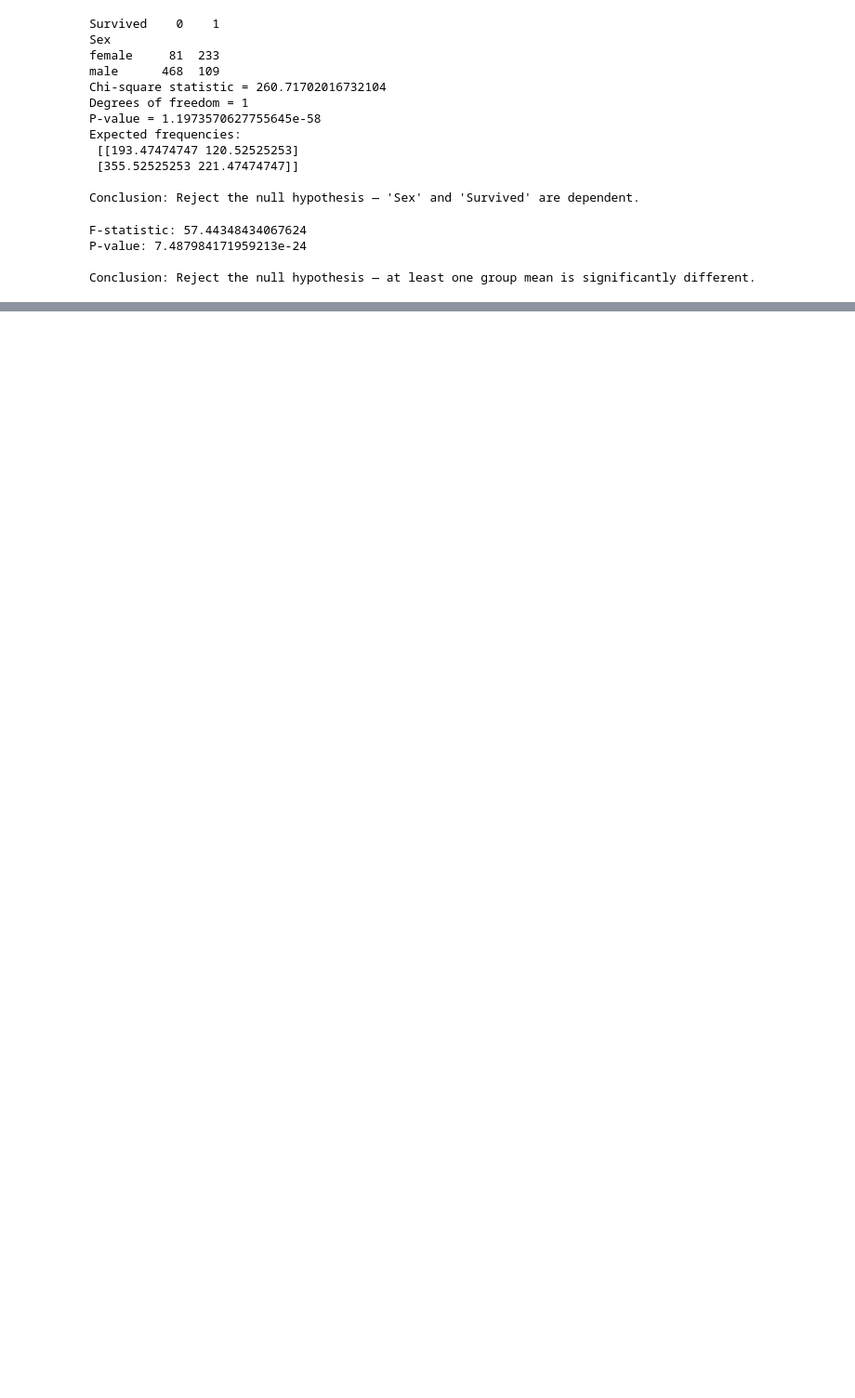
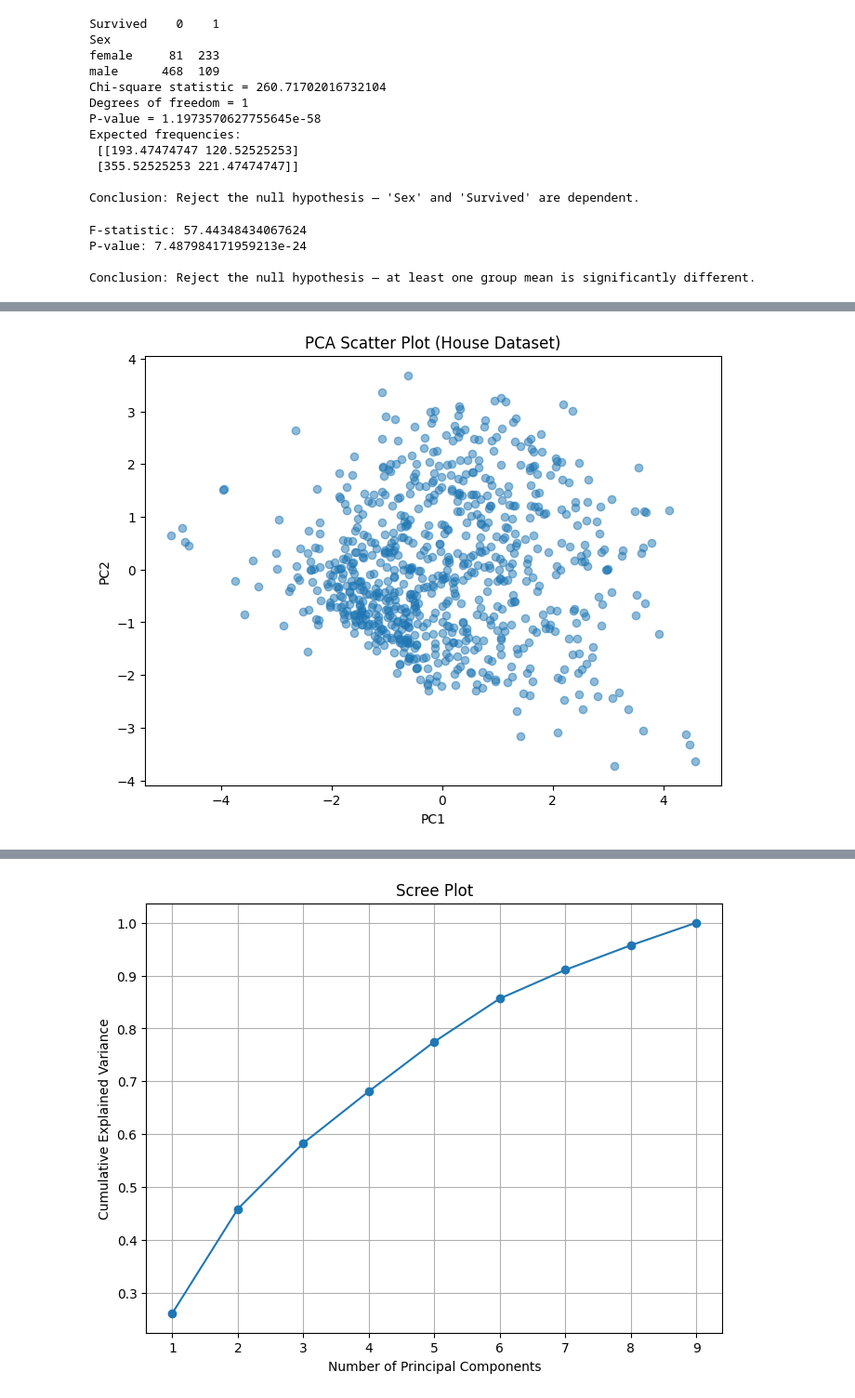
Before and after one commit to SaiKoushik1825/Machine-Learning, a Jupyter notebook: MLlab.ipynb, the cells around one changed output, grey strips where cells are left out. Shown: that part at 93% size. Saved outputs shown, nothing was run; the diff lists cells and outputs as text; code cells hidden in the pictures; blank space fills up the shorter version.

```diff
--- a/MLlab.ipynb
+++ b/MLlab.ipynb
@@ -543,0 +726,3 @@ Conclusion: Reject the null hypothesis — at least one group mean is significan
+# %%
+X = df5.drop(columns=['SalePrice'])  # features
+y = df5['SalePrice']                 # target
@@ -543,0 +816,6 @@ Conclusion: Reject the null hypothesis — at least one group mean is significan
+# %%
+y_class = pd.qcut(y, q=4, labels=False)
+
+from sklearn.feature_selection import chi2
+chi_scores, p_values = chi2(X, y_class)
+print("Chi-Square Scores:\n", pd.Series(chi_scores, index=X.columns).sort_values(ascending=False))
@@ -543,0 +836,7 @@ Conclusion: Reject the null hypothesis — at least one group mean is significan
+# %%
+from sklearn.feature_selection import SelectKBest, f_regression
+
+selector = SelectKBest(score_func=f_regression, k=10)
+selector.fit(X, y)
+selected_features = X.columns[selector.get_support()]
+print("Top 10 features (ANOVA Regression):", selected_features.tolist())
@@ -543,0 +1200,4 @@ Conclusion: Reject the null hypothesis — at least one group mean is significan
+# %%
+from google.colab import drive
+df=pd.read_csv('diabetes.csv')
+print(df.sample(3))
@@ -543,0 +1274,53 @@ Conclusion: Reject the null hypothesis — at least one group mean is significan
+# %%
+import pandas as pd
+import numpy as np
+import matplotlib.pyplot as plt
+from sklearn.preprocessing import StandardScaler
+from sklearn.decomposition import PCA
+
+X = df.select_dtypes(include=[np.number]).dropna(axis=1)
+
+#(a) Standardize the variables
+scaler = StandardScaler()
+X_scaled = scaler.fit_transform(X)
+
+#(b) Apply PCA
+pca = PCA()
+X_pca = pca.fit_transform(X_scaled)
+
+# Scatter plot using first two principal components
+plt.figure(figsize=(8,6))
+plt.scatter(X_pca[:,0], X_pca[:,1], alpha=0.5)
+plt.xlabel("PC1")
+plt.ylabel("PC2")
+plt.title("PCA Scatter Plot (House Dataset)")
+plt.show()
+
+#(c) Variables most important for PC1 and PC2
+loadings = pd.DataFrame(pca.components_.T, columns=[f'PC{i+1}' for i in range(len(X.columns))], index=X.columns)
+print("Top variables for PC1:")
+print(loadings['PC1'].abs().sort_values(ascending=False).head())
+
+print("Top variables for PC2:")
+print(loadings['PC2'].abs().sort_values(ascending=False).head())
+
+#(d) Percentage of variance explained by PC1 & PC2
+explained_var = pca.explained_variance_ratio_
+print("Variance explained by PC1:", explained_var[0])
+print("Variance explained by PC2:", explained_var[1])
+print("Total variance (PC1+PC2):", explained_var[0] + explained_var[1])
+
+#(e) Number of PCs to explain >80% variance
+cumulative_var = np.cumsum(explained_var)
+n_pcs = np.argmax(cumulative_var >= 0.80) + 1
+print("Number of PCs explaining >80% variance:", n_pcs)
+
+plt.figure(figsize=(8,6))
+plt.plot(range(1, len(explained_var)+1), cumulative_var, marker='o')
+plt.xlabel("Number of Principal Components")
+plt.ylabel("Cumulative Explained Variance")
+plt.title("Scree Plot")
+plt.grid()
+plt.show()
+# %% [output]
+[figure, added]
@@ -543,0 +1345 @@ Conclusion: Reject the null hypothesis — at least one group mean is significan
+[figure, added]
```
Also changed, not shown: parts of 60 cells of this notebook.
